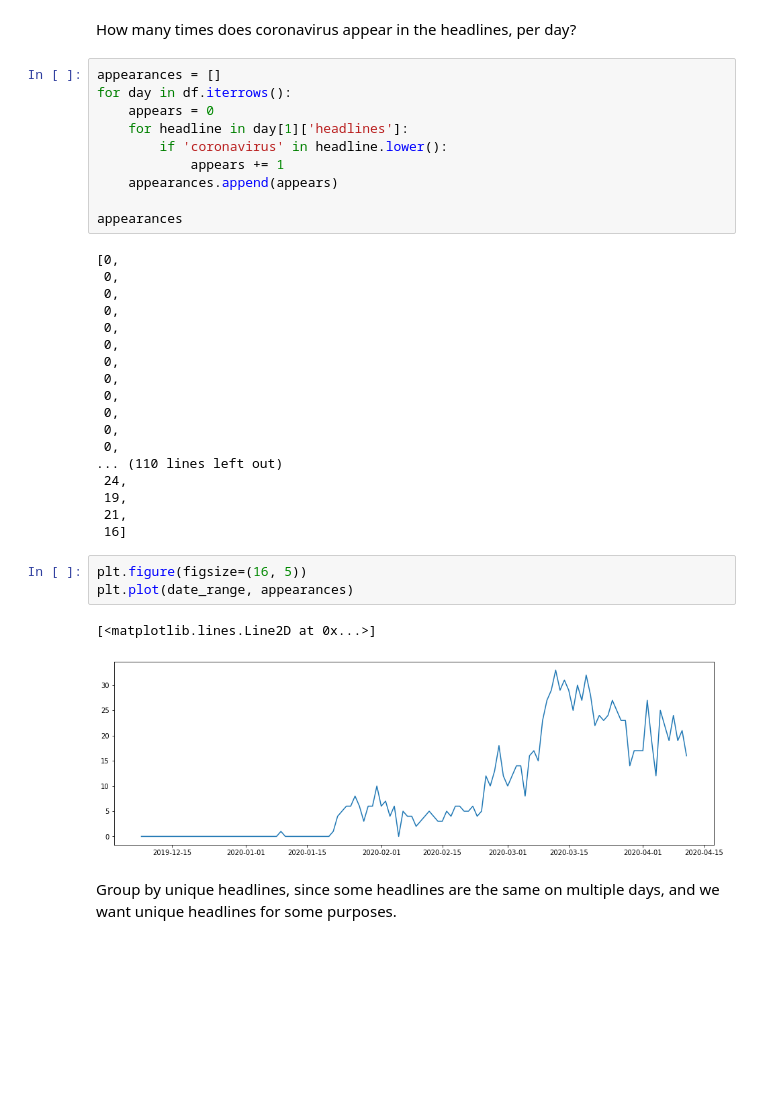
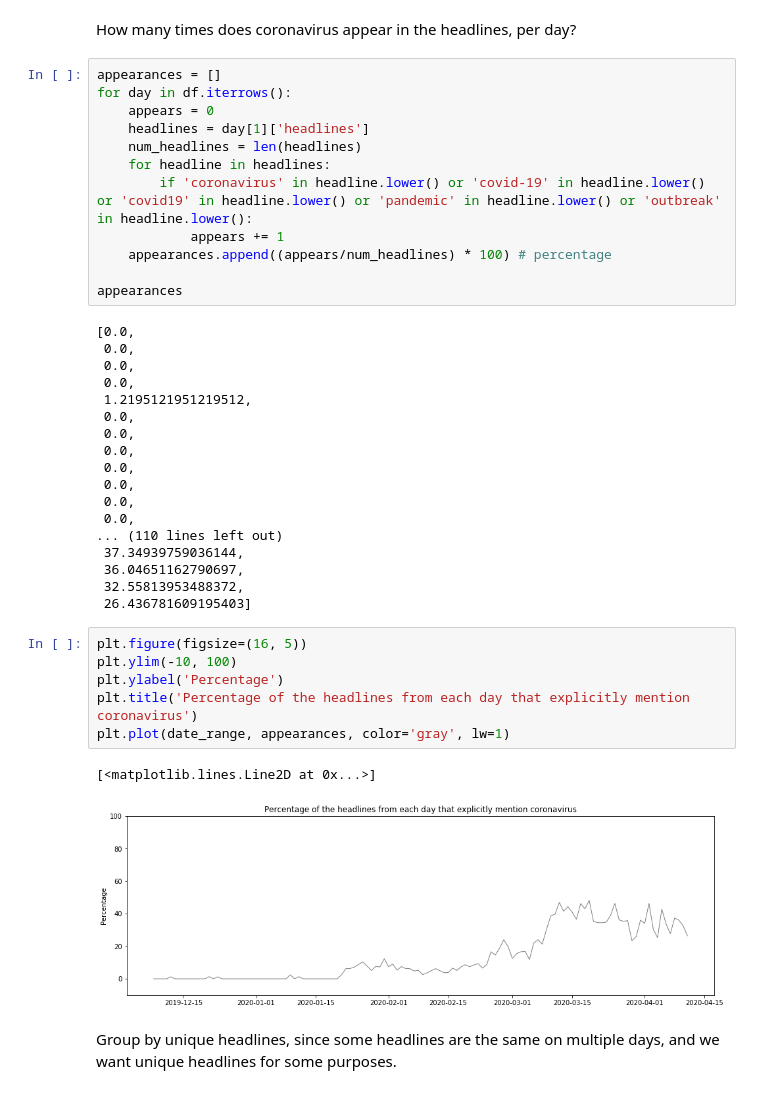
Before and after one commit to brienna/coronavirus-news-analysis, a Jupyter notebook: 2020_04_09_washington_post_scraper.ipynb, the cells around one changed output. Cells and saved outputs as stored; diff of their text form; blank space fills up the shorter version.

```diff
--- a/2020_04_09_washington_post_scraper.ipynb
+++ b/2020_04_09_washington_post_scraper.ipynb
@@ -350,36 +338,41 @@ How many times does coronavirus appear in the headlines, per day?
 appearances = []
 for day in df.iterrows():
     appears = 0
-    for headline in day[1]['headlines']:
-        if 'coronavirus' in headline.lower():
+    headlines = day[1]['headlines']
+    num_headlines = len(headlines)
+    for headline in headlines:
+        if 'coronavirus' in headline.lower() or 'covid-19' in headline.lower() or 'covid19' in headline.lower() or 'pandemic' in headline.lower() or 'outbreak' in headline.lower():
             appears += 1
-    appearances.append(appears)
+    appearances.append((appears/num_headlines) * 100) # percentage
 
 appearances
 # %% [output]
-[0,
- 0,
- 0,
- 0,
- 0,
- 0,
- 0,
- 0,
- 0,
- 0,
- 0,
- 0,
+[0.0,
+ 0.0,
+ 0.0,
+ 0.0,
+ 1.2195121951219512,
+ 0.0,
+ 0.0,
+ 0.0,
+ 0.0,
+ 0.0,
+ 0.0,
+ 0.0,
 ... (110 lines left out)
- 24,
- 19,
- 21,
- 16]
+ 37.34939759036144,
+ 36.04651162790697,
+ 32.55813953488372,
+ 26.436781609195403]
-# %%
-plt.figure(figsize=(16, 5))
-plt.plot(date_range, appearances)
-# %% [output]
-[<matplotlib.lines.Line2D at 0x...>]
-[figure, removed]
+# %%
+plt.figure(figsize=(16, 5))
+plt.ylim(-10, 100)
+plt.ylabel('Percentage')
+plt.title('Percentage of the headlines from each day that explicitly mention coronavirus')
+plt.plot(date_range, appearances, color='gray', lw=1)
+# %% [output]
+[<matplotlib.lines.Line2D at 0x...>]
+[figure, added]
 # %% [markdown]
 Group by unique headlines, since some headlines are the same on multiple days, and we want unique headlines for some purposes.
 # %%
```
Also changed, not shown: parts of 33 cells of this notebook.
